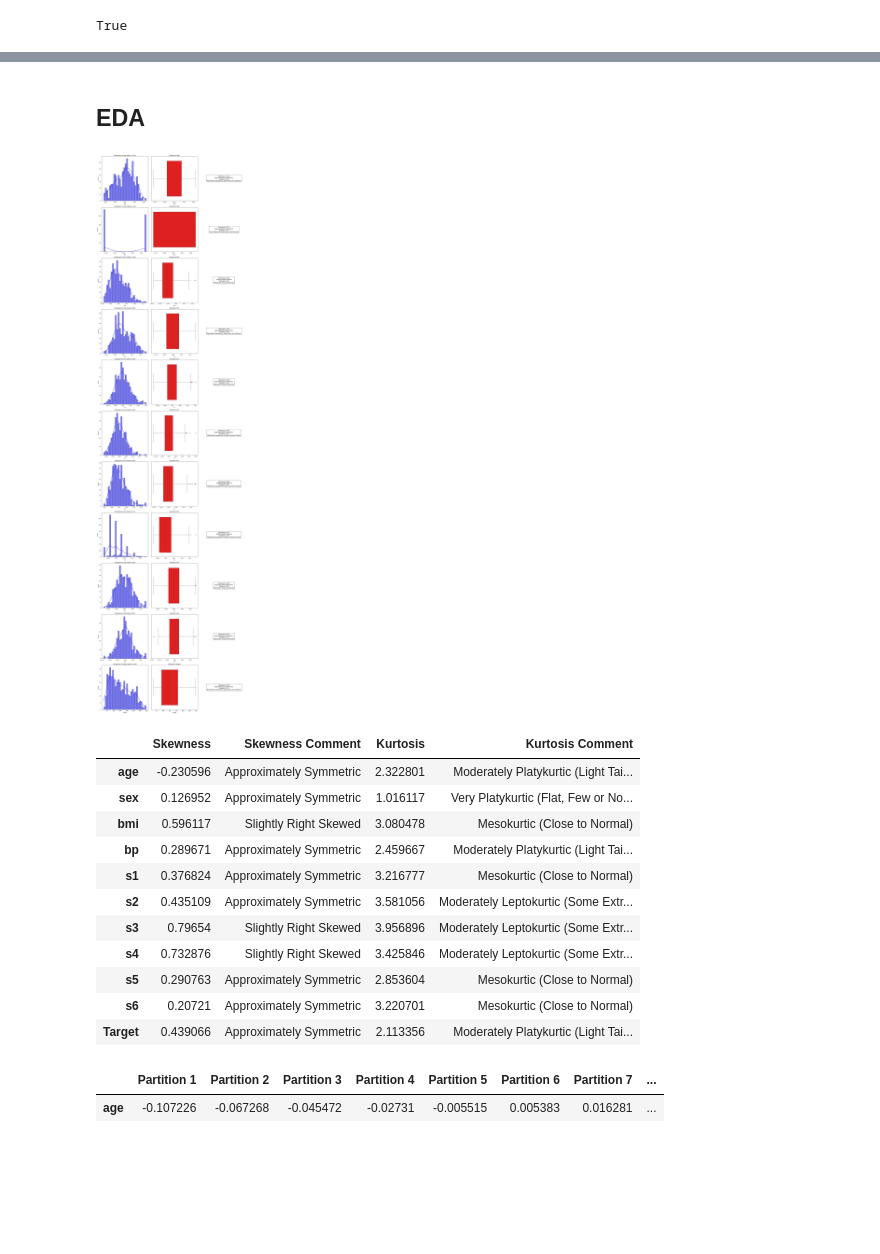
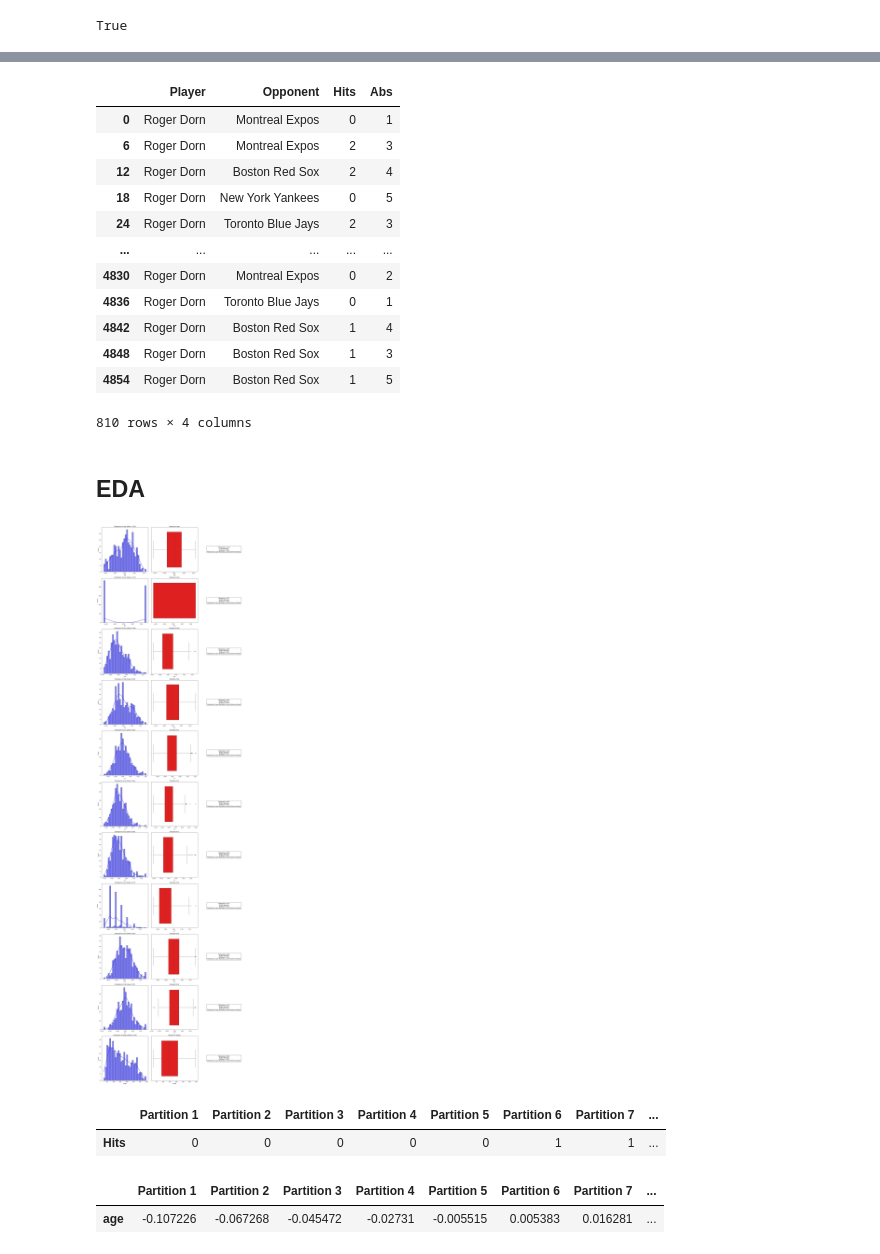
Before and after one commit to derek-dewald/Python_Tools, a Jupyter notebook: JupyterNotebooks/Function Examples.ipynb, the cells around one changed output, grey strips where cells are left out. Drawn from its saved outputs; the diff is of its cells as text; code cells hidden in the pictures; blank space fills up the shorter version.

```diff
--- a/JupyterNotebooks/Function Examples.ipynb
+++ b/JupyterNotebooks/Function Examples.ipynb
@@ -7,0 +10,19 @@ sys.path.append("/Users/derekdewald/Documents/Python/Github_Repo/d_py_functions"
+# %%
+Members = ['Roger Dorn','Rick Vaughn','Lou Brown','Pedro Cerrano','Rachel Phelps','Jake Taylor']
+Team = ['Montreal Expos','Boston Red Sox','New York Yankees','Toronto Blue Jays']
+years = [1990,1991,1992,1993,1994]
+games = 162
+
+final_df = pd.DataFrame()
+
+for year in years:
+    for day in range(0,games):
+        for player in Members:
+            ab = np.random.randint(1,6)
+            hits = np.random.randint(0,ab)
+            temp_df = pd.DataFrame([[player,np.random.choice(Team),hits,ab]],columns=['Player','Opponent','Hits','Abs'])
+            final_df = pd.concat([final_df,temp_df])
+
+
+final_df = final_df.reset_index(drop=True)
+final_df
@@ -44,25 +213,33 @@ BackUpGoogleSheets()
+# %%
+FilterDataframe(final_df,
+               binary_include={'Player':"Roger Dorn"})
+# %% [output]
+|  | Player | Opponent | Hits | Abs |
+| 0 | Roger Dorn | Montreal Expos | 0 | 1 |
+| 6 | Roger Dorn | Montreal Expos | 2 | 3 |
+| 12 | Roger Dorn | Boston Red Sox | 2 | 4 |
+| 18 | Roger Dorn | New York Yankees | 0 | 5 |
+| 24 | Roger Dorn | Toronto Blue Jays | 2 | 3 |
+| ... | ... | ... | ... | ... |
+| 4830 | Roger Dorn | Montreal Expos | 0 | 2 |
+| 4836 | Roger Dorn | Toronto Blue Jays | 0 | 1 |
+| 4842 | Roger Dorn | Boston Red Sox | 1 | 4 |
+| 4848 | Roger Dorn | Boston Red Sox | 1 | 3 |
+| 4854 | Roger Dorn | Boston Red Sox | 1 | 5 |
+810 rows × 4 columns
 # %% [markdown]
 ## EDA
 # %%
 from EDA import analyze_distribution, ColumnPartitioner
 d = analyze_distribution(df)
+d
 # %% [output]
-[figure, old version]
+[figure, new version]
 # %%
-d
+ColumnPartitioner(final_df,'Hits')
 # %% [output]
-|  | Skewness | Skewness Comment | Kurtosis | Kurtosis Comment |
-| age | -0.230596 | Approximately Symmetric | 2.322801 | Moderately Platykurtic (Light Tai... |
-| sex | 0.126952 | Approximately Symmetric | 1.016117 | Very Platykurtic (Flat, Few or No... |
-| bmi | 0.596117 | Slightly Right Skewed | 3.080478 | Mesokurtic (Close to Normal) |
-| bp | 0.289671 | Approximately Symmetric | 2.459667 | Moderately Platykurtic (Light Tai... |
-| s1 | 0.376824 | Approximately Symmetric | 3.216777 | Mesokurtic (Close to Normal) |
-| s2 | 0.435109 | Approximately Symmetric | 3.581056 | Moderately Leptokurtic (Some Extr... |
-| s3 | 0.79654 | Slightly Right Skewed | 3.956896 | Moderately Leptokurtic (Some Extr... |
-| s4 | 0.732876 | Slightly Right Skewed | 3.425846 | Moderately Leptokurtic (Some Extr... |
-| s5 | 0.290763 | Approximately Symmetric | 2.853604 | Mesokurtic (Close to Normal) |
-| s6 | 0.20721 | Approximately Symmetric | 3.220701 | Mesokurtic (Close to Normal) |
-| Target | 0.439066 | Approximately Symmetric | 2.113356 | Moderately Platykurtic (Light Tai... |
+|  | Partition 1 | Partition 2 | Partition 3 | Partition 4 | Partition 5 | Partition 6 | Partition 7 | ... |
+| Hits | 0 | 0 | 0 | 0 | 0 | 1 | 1 | ... |
 # %%
 ColumnPartitioner(df,'age')
 # %% [output]
```
Also changed, not shown: parts of 19 cells of this notebook, 19 other files.
